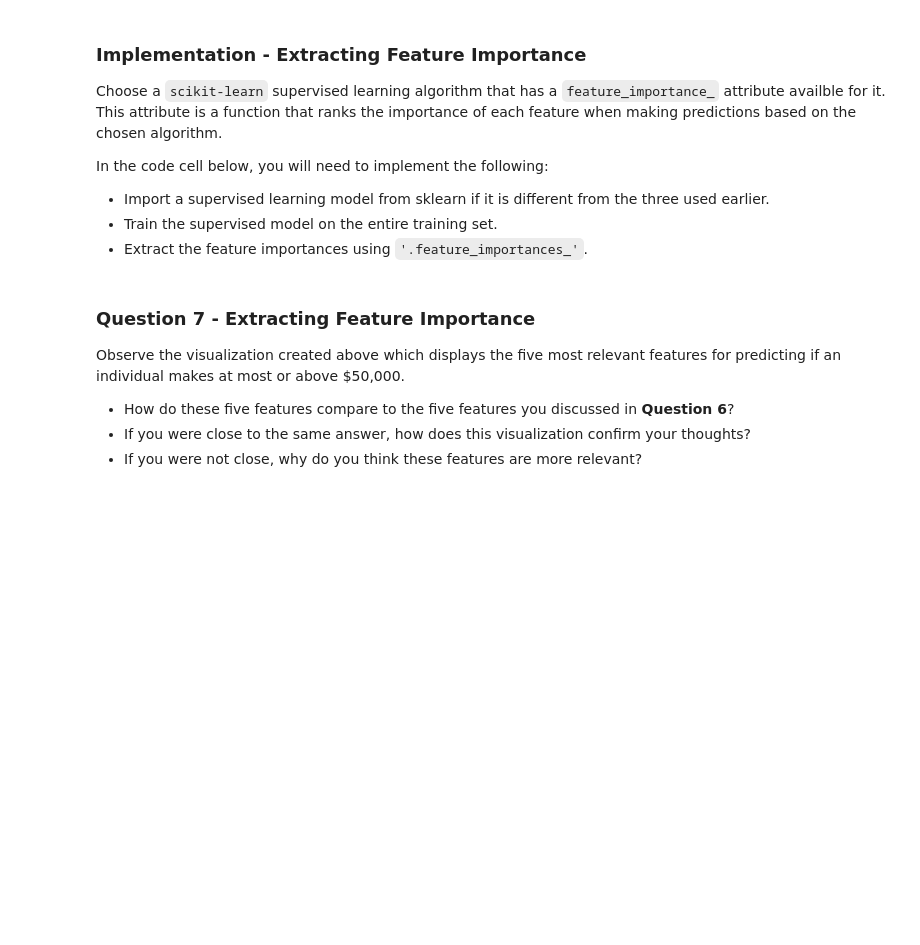
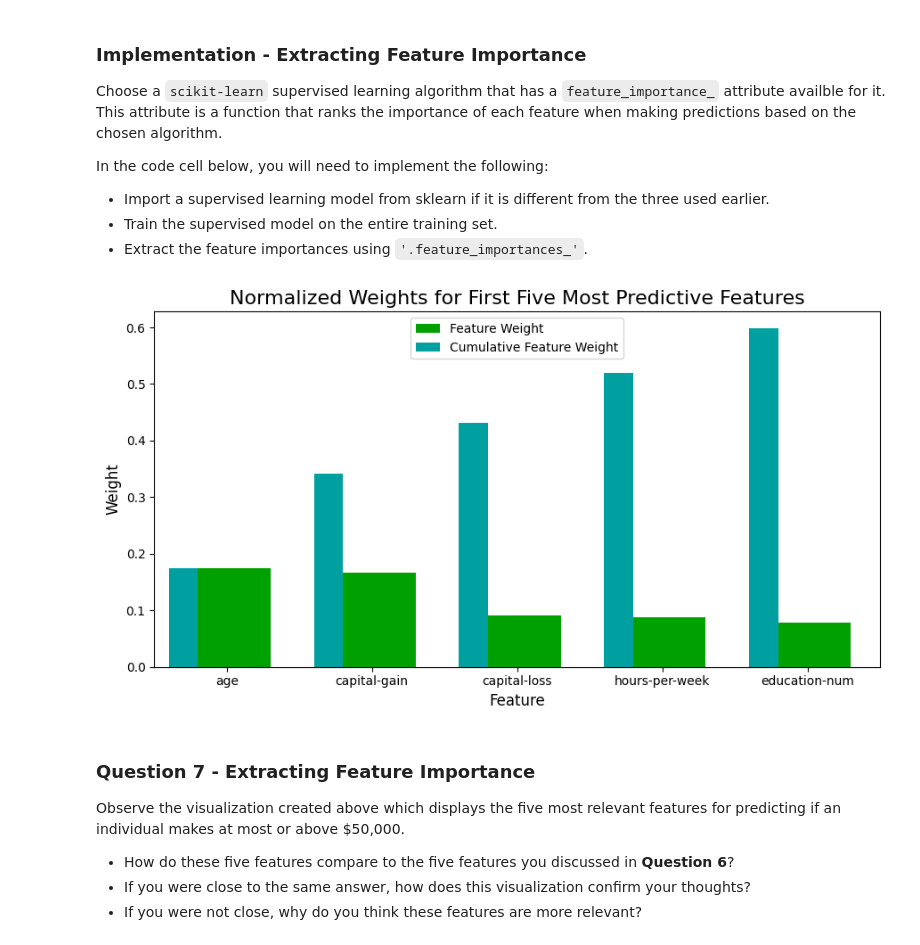
Before and after one commit to jpcano/charity-ml, a Jupyter notebook: finding_donors.ipynb, the cells around one changed output. Cells and saved outputs as stored; diff of their text form; code cells hidden in the pictures; blank space fills up the shorter version.

```diff
--- a/finding_donors.ipynb
+++ b/finding_donors.ipynb
@@ -468,34 +530,50 @@ Fine tune the chosen model. Use grid search (`GridSearchCV`) with at least one i
 **Note:** Depending on the algorithm chosen and the parameter list, the following implementation may take some time to run!
 # %%
 # TODO: Import 'GridSearchCV', 'make_scorer', and any other necessary libraries
+from sklearn.model_selection import GridSearchCV
+from sklearn.metrics import make_scorer
 
 # TODO: Initialize the classifier
-clf = None
+clf = AdaBoostClassifier(random_state=0)
 
 # TODO: Create the parameters list you wish to tune, using a dictionary if needed.
 # HINT: parameters = {'parameter_1': [value1, value2], 'parameter_2': [value1, value2]}
-parameters = None
+parameters = {
+    'estimator': [DecisionTreeClassifier(max_depth=1, random_state=0), DecisionTreeClassifier(max_depth=4, random_state=0), DecisionTreeClassifier(max_depth=8, random_state=0)],
+    'n_estimators': [50, 100, 200, 300]
+}
 
 # TODO: Make an fbeta_score scoring object using make_scorer()
-scorer = None
+scorer = make_scorer(fbeta_score, beta=0.5)
 
 # TODO: Perform grid search on the classifier using 'scorer' as the scoring method using GridSearchCV()
-grid_obj = None
+grid_obj = GridSearchCV(clf, parameters, scoring=scorer)
 
 # TODO: Fit the grid search object to the training data and find the optimal parameters using fit()
-grid_fit = None
+grid_fit = grid_obj.fit(X_train, y_train)
 
 # Get the estimator
 best_clf = grid_fit.best_estimator_
 
 # Make predictions using the unoptimized and model
-predictions = (clf.fit(X_train, y_train)).predict(X_test)
+unoptimized_clf = clf.fit(X_train, y_train)
+start = time()
+predictions = unoptimized_clf.predict(X_test)
+end = time()
+unoptimized_time = end - start
+
+start = time()
 best_predictions = best_clf.predict(X_test)
+end = time()
+best_time = end - start
+
 
 # Report the before-and-afterscores
 print("Unoptimized model\n------")
+print("Predictions ran in: {:.4f}".format(unoptimized_time))
 print("Accuracy score on testing data: {:.4f}".format(accuracy_score(y_test, predictions)))
 print("F-score on testing data: {:.4f}".format(fbeta_score(y_test, predictions, beta = 0.5)))
 print("\nOptimized Model\n------")
+print("Predictions ran in: {:.4f}".format(best_time))
 print("Final accuracy score on the testing data: {:.4f}".format(accuracy_score(y_test, best_predictions)))
 print("Final F-score on the testing data: {:.4f}".format(fbeta_score(y_test, best_predictions, beta = 0.5)))
@@ -538,16 +644,19 @@ In the code cell below, you will need to implement the following:
  - Extract the feature importances using `'.feature_importances_'`.
 # %%
 # TODO: Import a supervised learning model that has 'feature_importances_'
-
+from sklearn.ensemble import AdaBoostClassifier
 
 # TODO: Train the supervised model on the training set using .fit(X_train, y_train)
-model = None
+#model = AdaBoostClassifier(random_state=0).fit(X_train, y_train)
+model = best_clf
 
 # TODO: Extract the feature importances using .feature_importances_
-importances = None
+importances = model.feature_importances_
 
 # Plot
 vs.feature_plot(importances, X_train, y_train)
+# %% [output]
+[figure, added]
 # %% [markdown]
 ### Question 7 - Extracting Feature Importance
 
```
Also changed, not shown: parts of 23 cells of this notebook.
